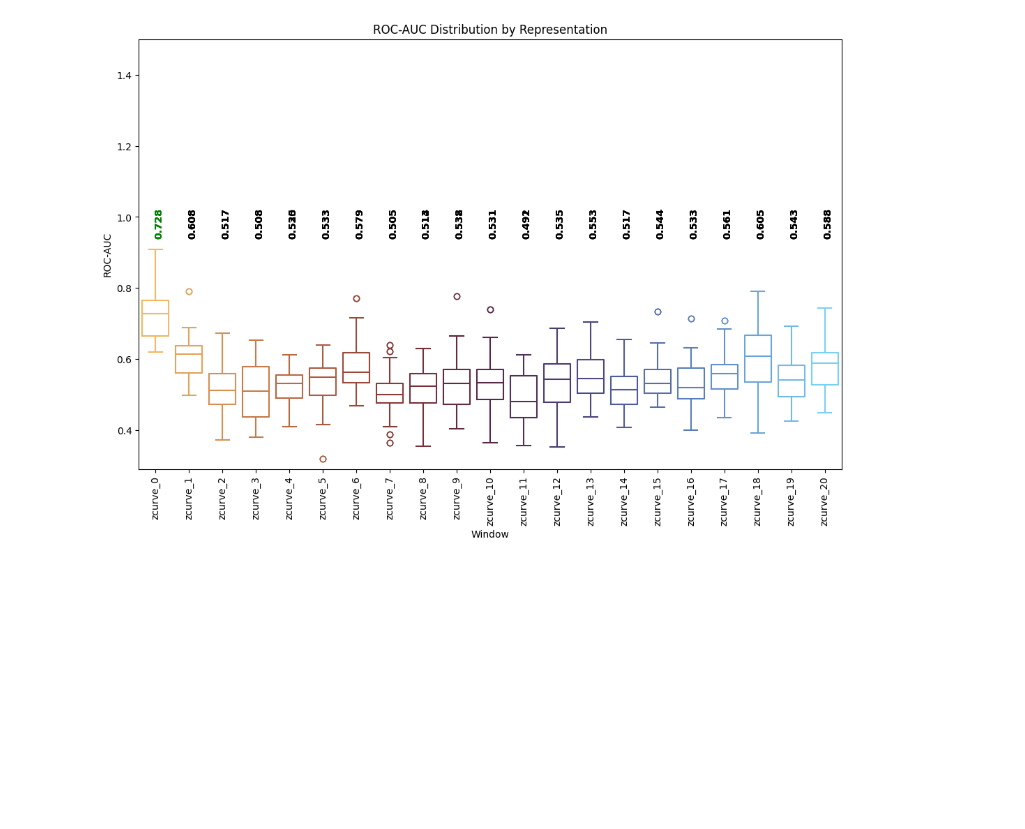
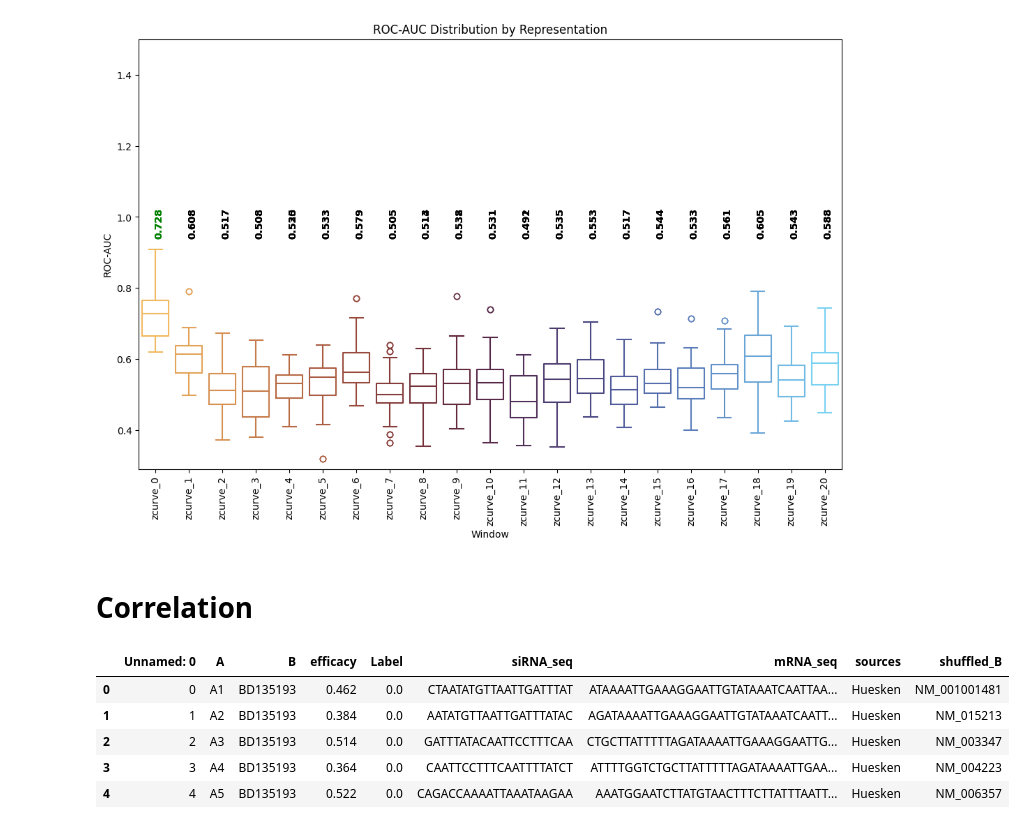
Before and after one commit to apkrfi/unMod-siRNA-Pred, a Jupyter notebook: Check_Performance.ipynb, the cells around one changed output. Cells and saved outputs as stored; diff of their text form; code cells hidden in the pictures; blank space fills up the shorter version.

```diff
--- a/Check_Performance.ipynb
+++ b/Check_Performance.ipynb
@@ -231,3 +234,18 @@ Passing `palette` without assigning `hue` is deprecated and will be removed in v
 
   sns.boxplot(x="window", y="value", data=df_auc, palette='managua',fill=False)
 [figure]
+# %% [markdown]
+# Correlation
+# %%
+data=pd.read_csv(datapath)
+huesken_index=data.index[data['sources']=='Huesken'].tolist()
+data=data.loc[huesken_index]
+data['shuffled_B']=np.random.permutation(data['B'])
+data.head(5)
+# %% [output]
+|  | Unnamed: 0 | A | B | efficacy | Label | siRNA_seq | mRNA_seq | sources | shuffled_B |
+| 0 | 0 | A1 | BD135193 | 0.462 | 0.0 | CTAATATGTTAATTGATTTAT | ATAAAATTGAAAGGAATTGTATAAATCAATTAA... | Huesken | NM_001001481 |
+| 1 | 1 | A2 | BD135193 | 0.384 | 0.0 | AATATGTTAATTGATTTATAC | AGATAAAATTGAAAGGAATTGTATAAATCAATT... | Huesken | NM_015213 |
+| 2 | 2 | A3 | BD135193 | 0.514 | 0.0 | GATTTATACAATTCCTTTCAA | CTGCTTATTTTTAGATAAAATTGAAAGGAATTG... | Huesken | NM_003347 |
+| 3 | 3 | A4 | BD135193 | 0.364 | 0.0 | CAATTCCTTTCAATTTTATCT | ATTTTGGTCTGCTTATTTTTAGATAAAATTGAA... | Huesken | NM_004223 |
+| 4 | 4 | A5 | BD135193 | 0.522 | 0.0 | CAGACCAAAATTAAATAAGAA | AAATGGAATCTTATGTAACTTTCTTATTTAATT... | Huesken | NM_006357 |
```
Also changed, not shown: parts of 10 cells of this notebook, 3 other files.
